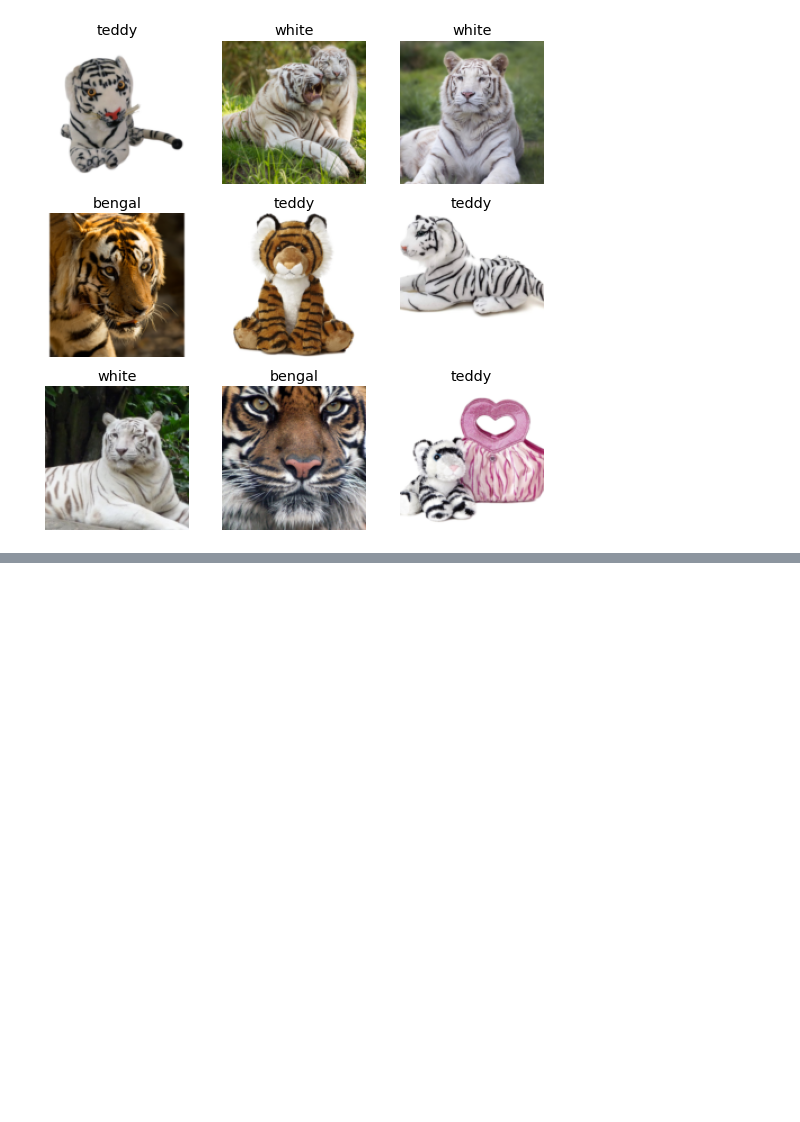
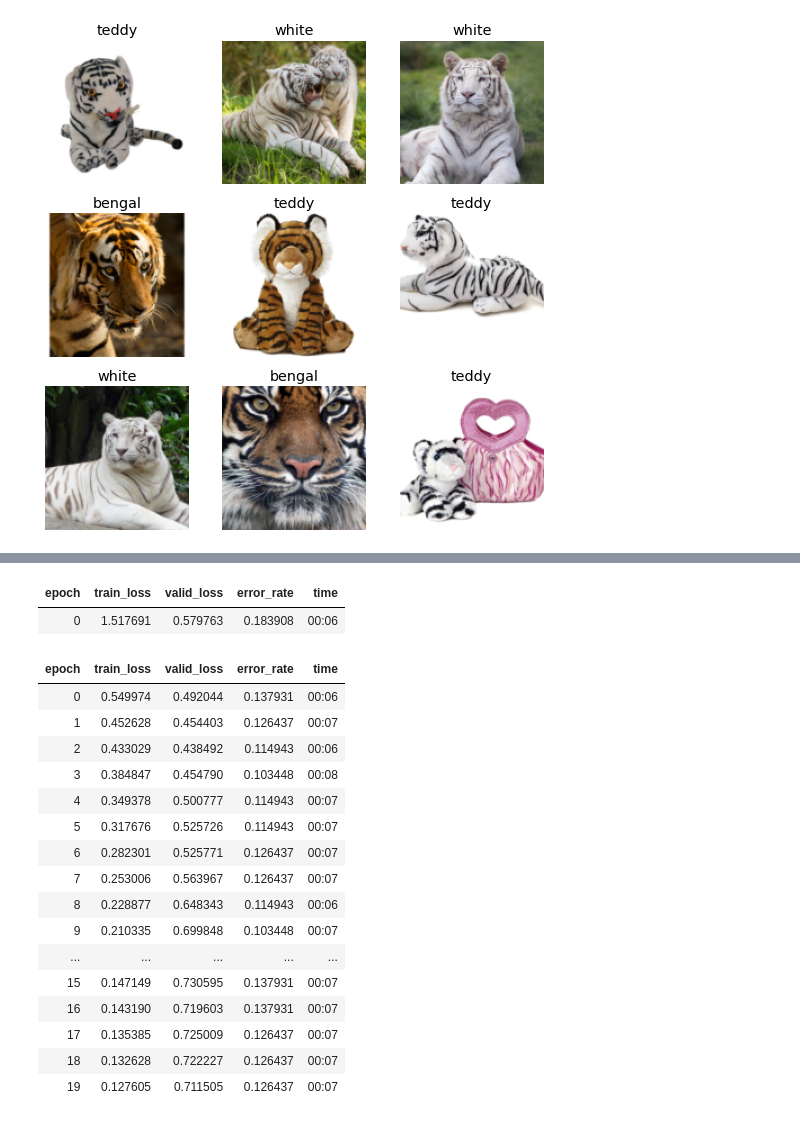
Before and after one commit to Davetron/fastbook, a Jupyter notebook: databeast-1-dataloader.ipynb, the cells around one changed output, grey strips where cells are left out. Saved outputs shown, nothing was run; the diff lists cells and outputs as text; code cells hidden in the pictures; blank space fills up the shorter version.

Commit message:
Adding some more detail to dataloader post

```diff
--- a/databeast-1-dataloader.ipynb
+++ b/databeast-1-dataloader.ipynb
@@ -121,0 +127,27 @@ learner.fine_tune(4)
+# %%
+learner = cnn_learner(dataloaders, resnet18, metrics=error_rate)
+
+# 'fine_tune' adds a random layer to the head of the pre-trained cnn (resnet18) and asks it to go through 20 epochs (rounds) of training
+# There is a 'fit' method too but that would start training the whole CNN from scratch which would lose the benefit transfer learning
+# that's already been done with resnet18
+learner.fine_tune(20)
+# %% [output]
+| epoch | train_loss | valid_loss | error_rate | time |
+| 0 | 1.517691 | 0.579763 | 0.183908 | 00:06 |
+| epoch | train_loss | valid_loss | error_rate | time |
+| 0 | 0.549974 | 0.492044 | 0.137931 | 00:06 |
+| 1 | 0.452628 | 0.454403 | 0.126437 | 00:07 |
+| 2 | 0.433029 | 0.438492 | 0.114943 | 00:06 |
+| 3 | 0.384847 | 0.454790 | 0.103448 | 00:08 |
+| 4 | 0.349378 | 0.500777 | 0.114943 | 00:07 |
+| 5 | 0.317676 | 0.525726 | 0.114943 | 00:07 |
+| 6 | 0.282301 | 0.525771 | 0.126437 | 00:07 |
+| 7 | 0.253006 | 0.563967 | 0.126437 | 00:07 |
+| 8 | 0.228877 | 0.648343 | 0.114943 | 00:06 |
+| 9 | 0.210335 | 0.699848 | 0.103448 | 00:07 |
+| ... | ... | ... | ... | ... |
+| 15 | 0.147149 | 0.730595 | 0.137931 | 00:07 |
+| 16 | 0.143190 | 0.719603 | 0.137931 | 00:07 |
+| 17 | 0.135385 | 0.725009 | 0.126437 | 00:07 |
+| 18 | 0.132628 | 0.722227 | 0.126437 | 00:07 |
+| 19 | 0.127605 | 0.711505 | 0.126437 | 00:07 |
```
Also changed, not shown: parts of 13 cells of this notebook.
